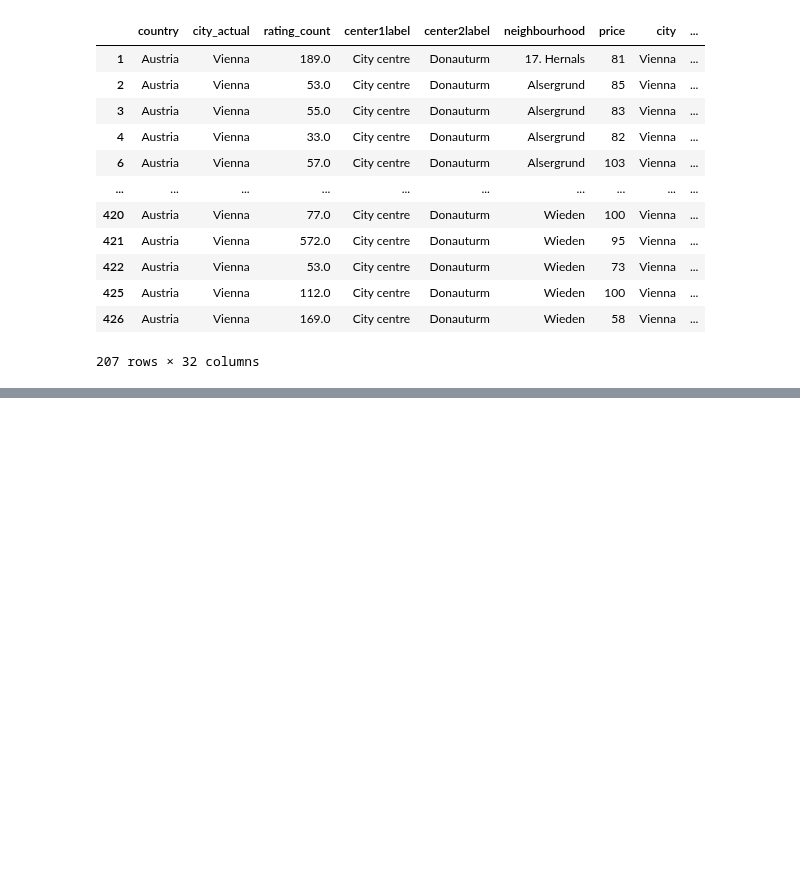
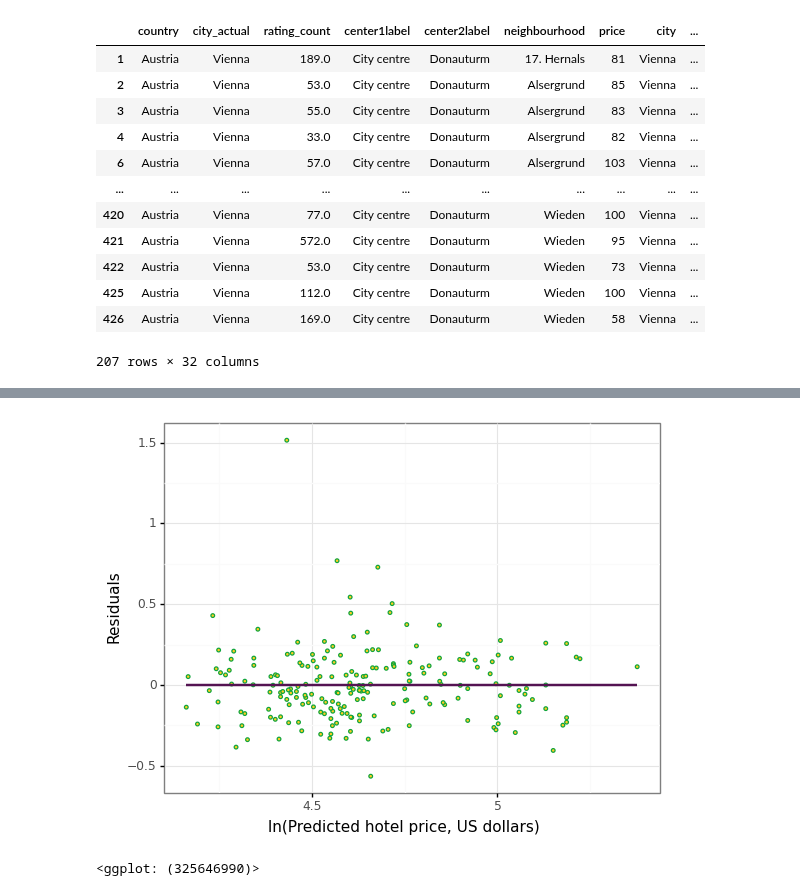
Before and after one commit to gabors-data-analysis/da_case_studies, a Jupyter notebook: ch10-hotels-multiple-reg/ch10-hotels-multiple-reg.ipynb, the cells around one changed output, grey strips where cells are left out. Drawn from its saved outputs; the diff is of its cells as text; code cells hidden in the pictures; blank space fills up the shorter version.

```diff
--- a/ch10-hotels-multiple-reg/ch10-hotels-multiple-reg.ipynb
+++ b/ch10-hotels-multiple-reg/ch10-hotels-multiple-reg.ipynb
@@ -206,0 +221,12 @@ Warnings:
+# %%
+y_hat_resid_hotels = (ggplot(data=hotels)
+ + geom_point(aes(x='lnprice_hat',y='lnprice_resid'),color=color[1],size=1, fill=color[3],alpha=0.6)
+ + geom_smooth(aes(x='lnprice_hat',y='lnprice_resid'),method='lm',color=color[2],size=1,se=False)
+ + labs(x = "ln(Predicted hotel price, US dollars)",y = "Residuals")
+ + scale_colour_manual(name='',values=[color[1],'black'])
+ + theme_bw()
+)
+y_hat_resid_hotels
+# %% [output]
+[figure, added]
+<ggplot: (325646990)>
```
Also changed, not shown: parts of 7 cells of this notebook.
